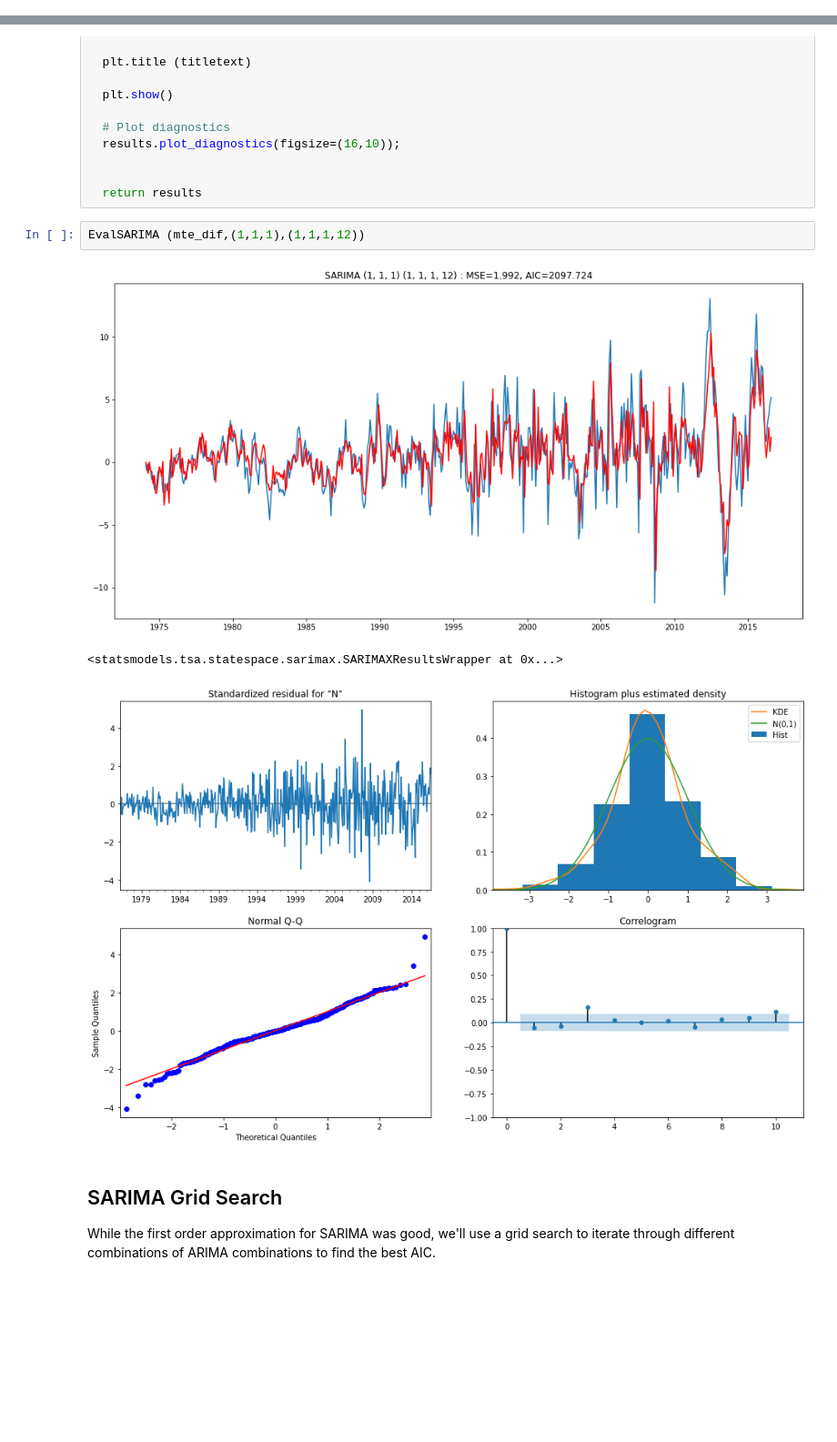
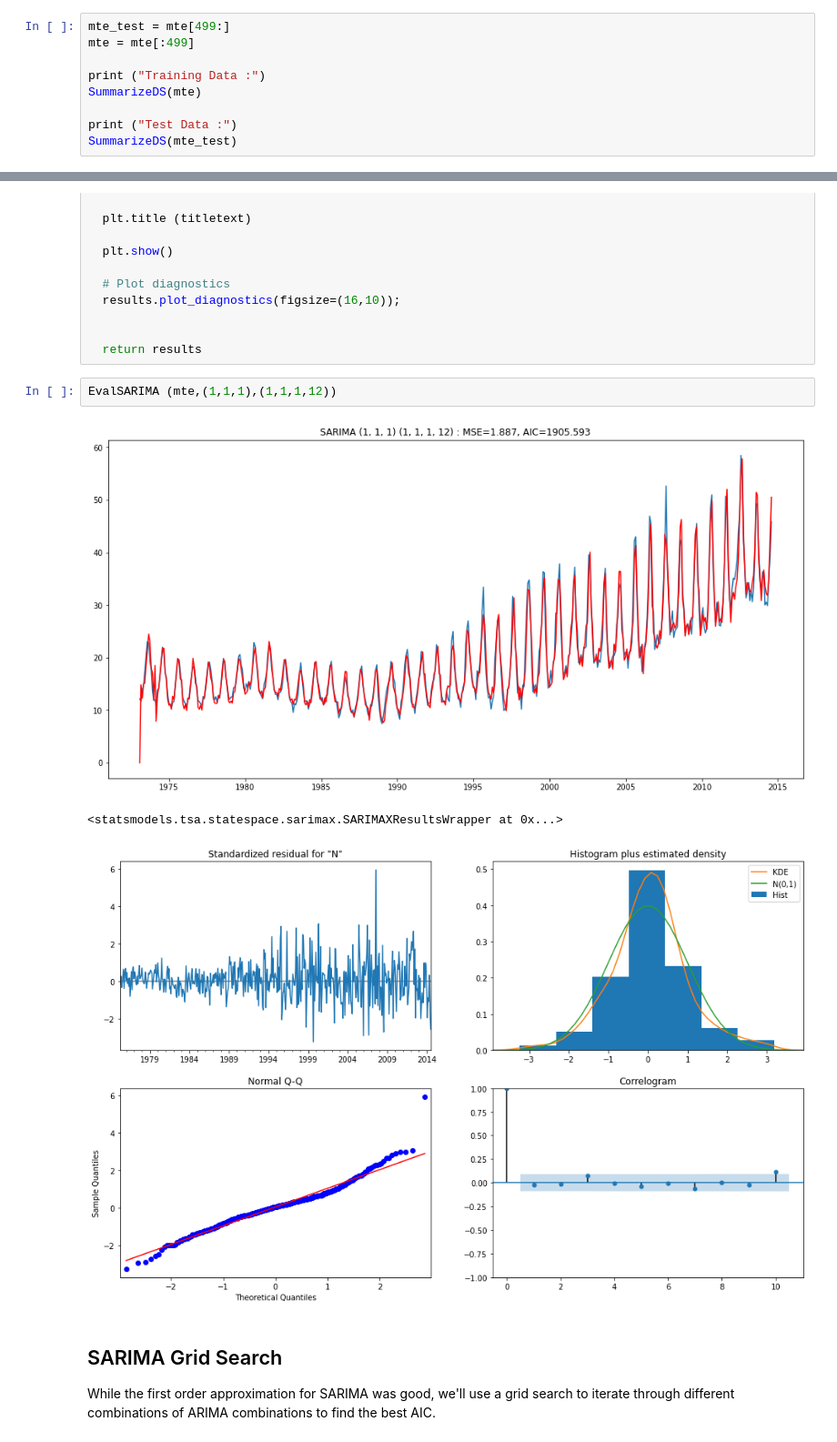
Before and after one commit to richsharples/MIT-DS, a Jupyter notebook: CapstoneFinal.ipynb, the cells around one changed output, grey strips where cells are left out. Shown at 91% size. Drawn from its saved outputs; the diff is of its cells as text; blank space fills up the shorter version.

```diff
--- a/CapstoneFinal.ipynb
+++ b/CapstoneFinal.ipynb
@@ -237,0 +248,9 @@ This suggests AR(1) would be appropriate.
+# %%
+mte_test = mte[499:]
+mte = mte[:499]
+
+print ("Training Data :")
+SummarizeDS(mte)
+
+print ("Test Data :")
+SummarizeDS(mte_test)
@@ -289,11 +317,11 @@ def EvalSARIMA (series, ppdq, pPDQs) :
 
   return results
 # %%
-EvalSARIMA (mte_dif,(1,1,1),(1,1,1,12))
+EvalSARIMA (mte,(1,1,1),(1,1,1,12))
 # %% [output]
-[figure, old version]
+[figure, new version]
 <statsmodels.tsa.statespace.sarimax.SARIMAXResultsWrapper at 0x...>
-[figure, old version]
+[figure, new version]
 # %% [markdown]
 ## SARIMA Grid Search
 
```
Also changed, not shown: parts of 12 cells of this notebook.
